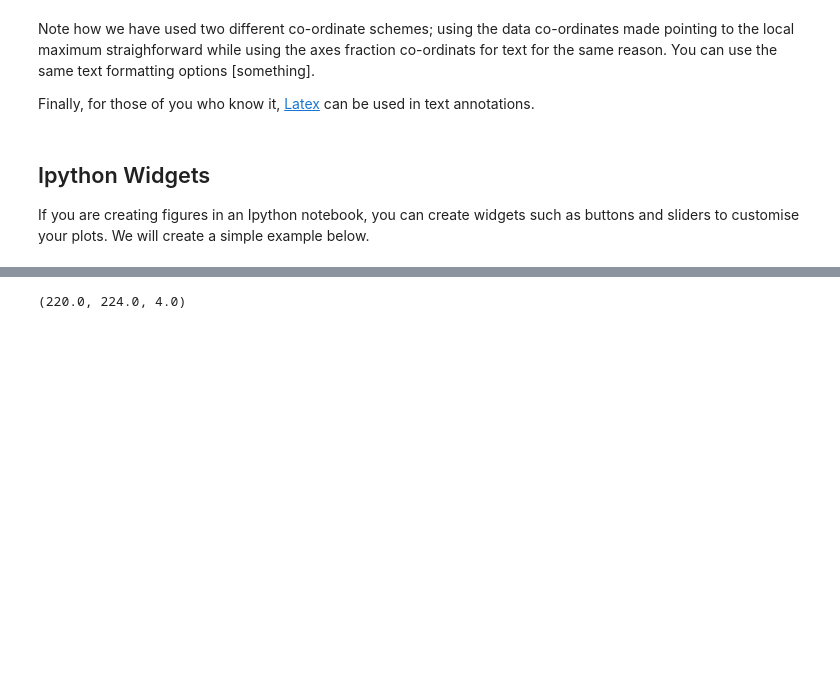
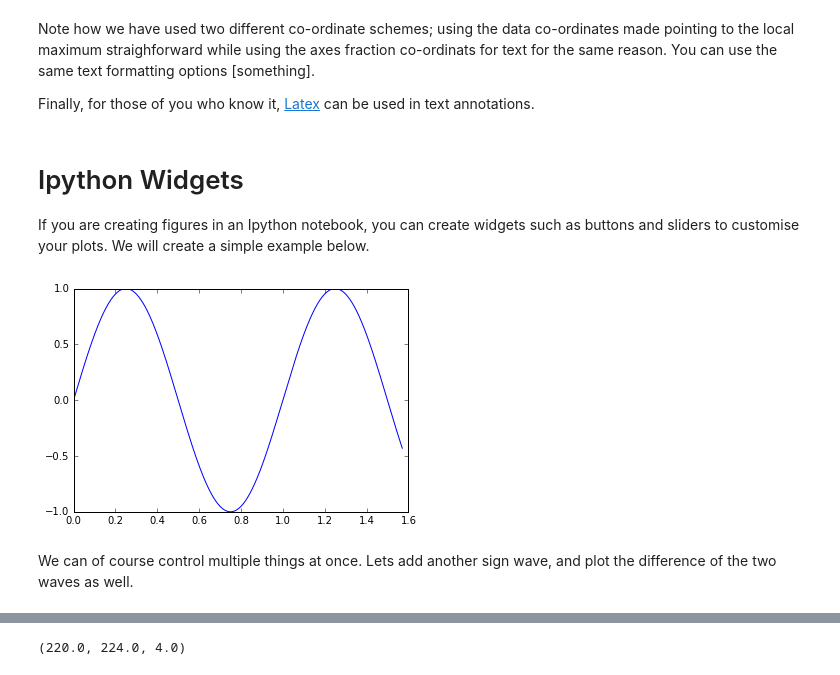
Before and after one commit to digital-skills-for-researchers/coursebook, a Jupyter notebook: modules/data-visualisation/ipython-notebook/matplotlib_notebook.ipynb, the cells around one changed output, grey strips where cells are left out. Drawn from its saved outputs; the diff is of its cells as text; code cells hidden in the pictures; blank space fills up the shorter version.

Commit message:
Added content to TDD and Viz ipython notebooks, inc extensions

```diff
--- a/modules/data-visualisation/ipython-notebook/matplotlib_notebook.ipynb
+++ b/modules/data-visualisation/ipython-notebook/matplotlib_notebook.ipynb
@@ -473,7 +461,7 @@ Note how we have used two different co-ordinate schemes; using the data co-ordin
 
 Finally, for those of you who know it, [Latex](http://matplotlib.org/users/usetex.html) can be used in text annotations.
 # %% [markdown]
-## Ipython Widgets
+# Ipython Widgets
 
 If you are creating figures in an Ipython notebook, you can create widgets such as buttons and sliders to customise your plots. We will create a simple example below.
 # %%
@@ -481,4 +470,20 @@ from ipywidgets import interactive
 from IPython.display import Audio, display
+# %%
+
+freq_slider = widgets.IntSlider(min=1, max=20, step=1, value=1)
+
+
+def plot_waves(f):
+    x = np.linspace(0,0.5*np.pi,1000)
+    y = np.sin(2*np.pi*x*f)
+    plt.plot(x,y)
+    plt.show()
+
+interact(plot_waves, f=freq_slider)
+# %% [output]
+[figure, added]
+# %% [markdown]
+We can of course control multiple things at once. Lets add another sign wave, and plot the difference of the two waves as well.
 # %%
 def beat_freq(f1=220.0, f2=224.0):
     max_time = 3
```
Also changed, not shown: parts of 23 cells of this notebook, 2 other files.
